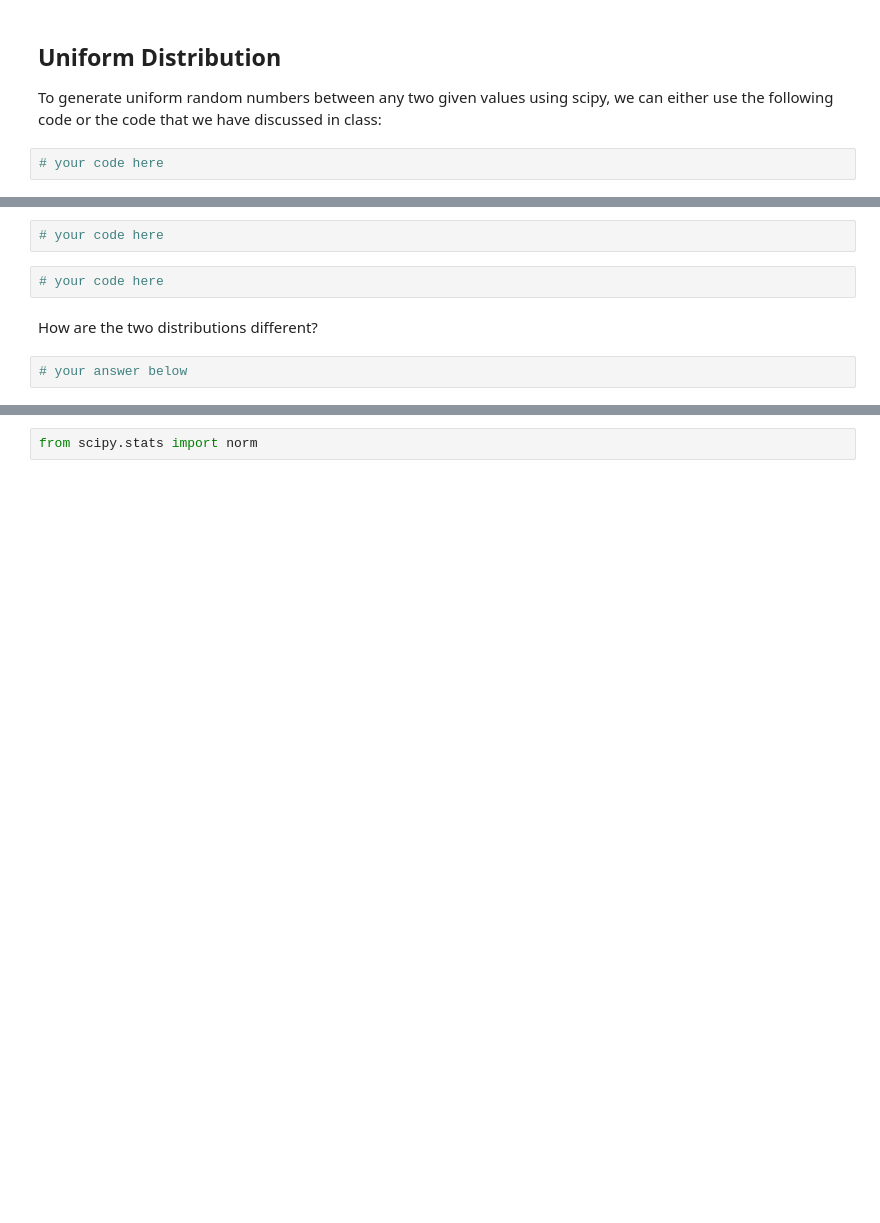
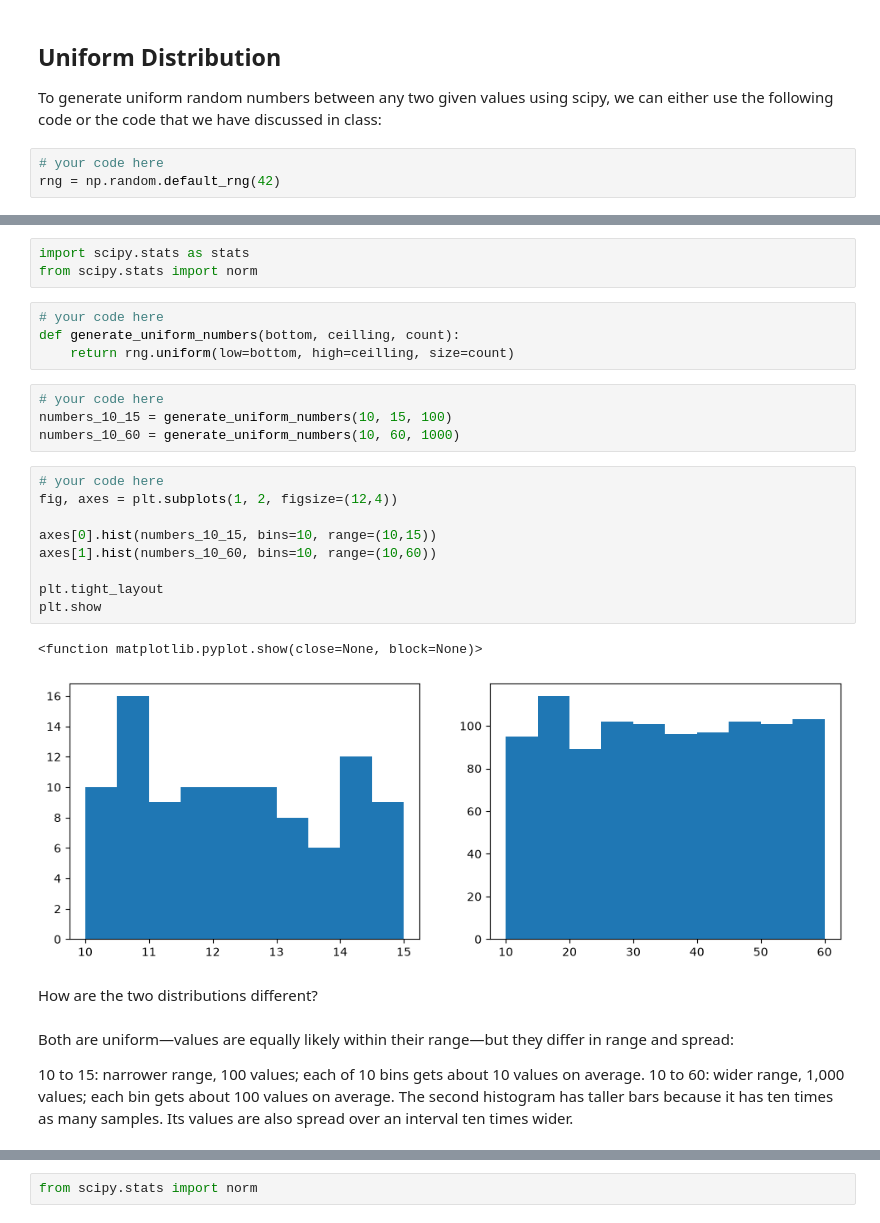
Before and after one commit to ironhack-labs/lab-continuous-probability-distributions-en, a Jupyter notebook: your-code/main.ipynb, the cells around one changed output, grey strips where cells are left out. Cells and saved outputs as stored; diff of their text form; blank space fills up the shorter version.

```diff
--- a/your-code/main.ipynb
+++ b/your-code/main.ipynb
@@ -24,6 +24,7 @@ To generate uniform random numbers between any two given values using scipy, we
 discussed in class:
 # %%
 # your code here
+rng = np.random.default_rng(42)
 # %% [markdown]
 **Your task:**
 
@@ -48,11 +47,34 @@ Your output should look like below:
-# %%
-# your code here
-# %%
-# your code here
+# %%
+import scipy.stats as stats
+from scipy.stats import norm
+# %%
+# your code here
+def generate_uniform_numbers(bottom, ceilling, count):
+    return rng.uniform(low=bottom, high=ceilling, size=count)
+# %%
+# your code here
+numbers_10_15 = generate_uniform_numbers(10, 15, 100)
+numbers_10_60 = generate_uniform_numbers(10, 60, 1000)
+# %%
+# your code here
+fig, axes = plt.subplots(1, 2, figsize=(12,4))
+
+axes[0].hist(numbers_10_15, bins=10, range=(10,15))
+axes[1].hist(numbers_10_60, bins=10, range=(10,60))
+
+plt.tight_layout
+plt.show
+# %% [output]
+<function matplotlib.pyplot.show(close=None, block=None)>
+[figure, added]
 # %% [markdown]
 How are the two distributions different?
-# %%
-# your answer below
+# %% [markdown]
+Both are uniform—values are equally likely within their range—but they differ in range and spread:
+
+10 to 15: narrower range, 100 values; each of 10 bins gets about 10 values on average.
+10 to 60: wider range, 1,000 values; each bin gets about 100 values on average.
+The second histogram has taller bars because it has ten times as many samples. Its values are also spread over an interval ten times wider.
 # %% [markdown]
 ## Normal Distribution
 
```
Also changed, not shown: parts of 26 cells of this notebook.
